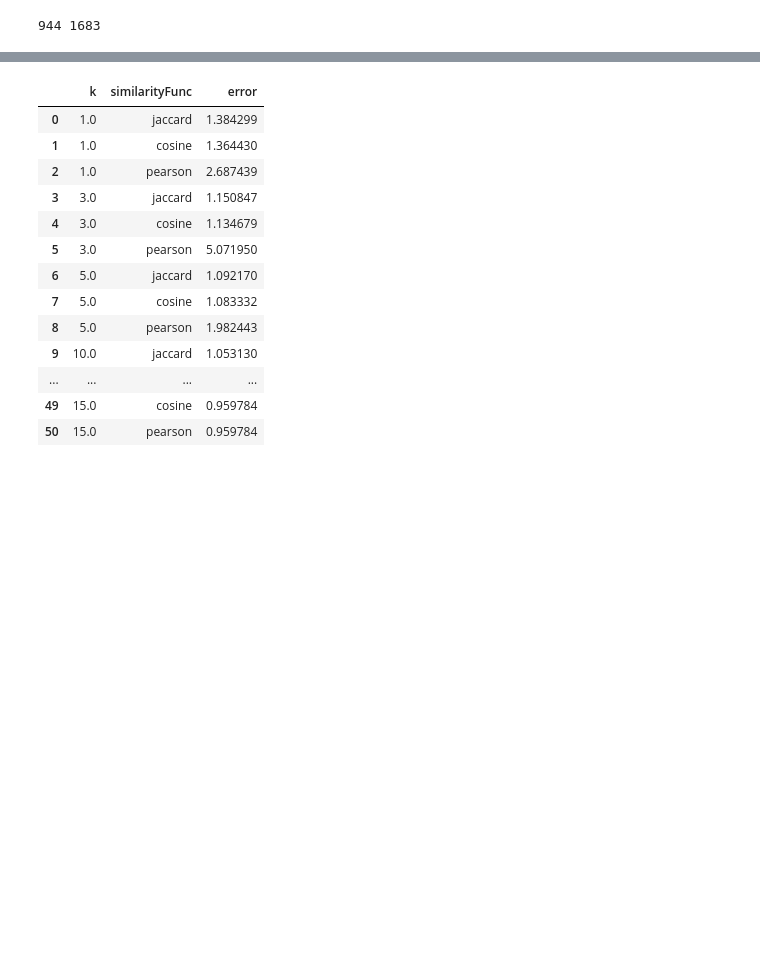
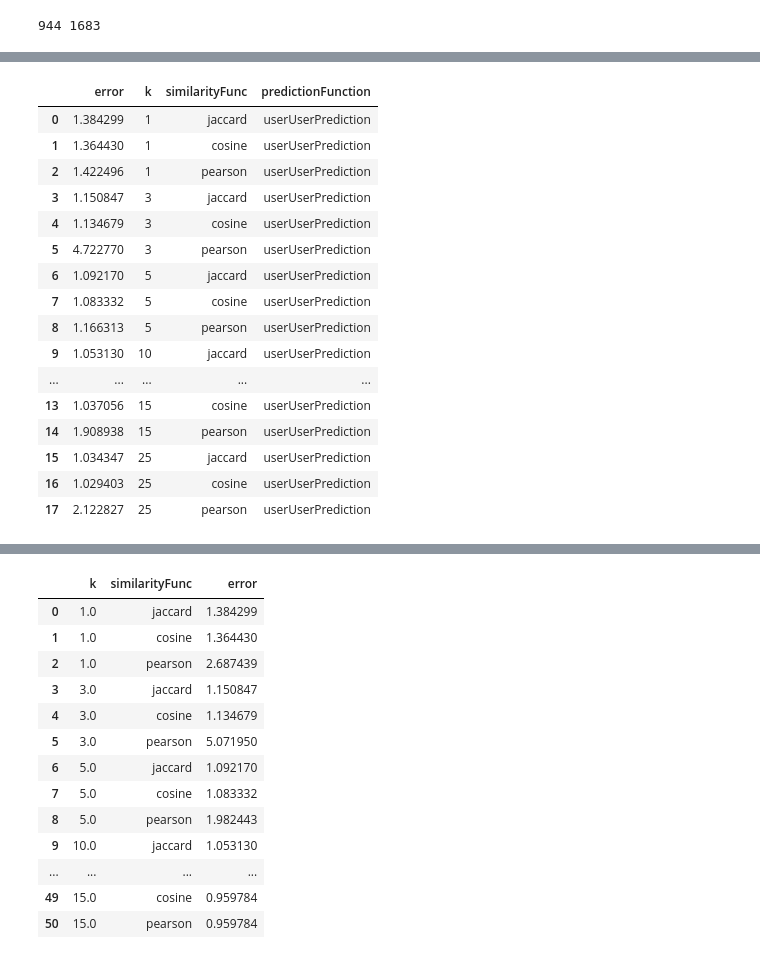
Before and after one commit to RyanChomistek/470hw3, a Jupyter notebook: homework_3.ipynb, the cells around one changed output, grey strips where cells are left out. Cells and saved outputs as stored; diff of their text form; code cells hidden in the pictures; blank space fills up the shorter version.

```diff
--- a/homework_3.ipynb
+++ b/homework_3.ipynb
@@ -483,5 +478,5 @@ RMSerror =  0.9931349305268995
 # %%
-def GetRMSE(testDf, predictionFunction, k, simFunc):
+def GetRMSE(testDf, predictionFunction, k, simFunc, simFuncName):
     rmse = 0
     cnt = 0
     for index, row in testDf.iterrows():
@@ -492,20 +487,28 @@ def GetRMSE(testDf, predictionFunction, k, simFunc):
         sqrDiff = math.pow(row['Rating'] - score, 2)
         rmse += sqrDiff
         cnt+=1
-    return math.sqrt(rmse/cnt)
+
+    return {'k': k, 'similarityFunc': simFuncName, 'error' : math.sqrt(rmse/cnt)}
+# %%
+from joblib import Parallel, delayed
+import multiprocessing
+
+num_cores = multiprocessing.cpu_count()
+
+def ParallelRMSE(testDf, predictionFunction, predictionFunctionName, ks, simFuncs):
+    allPairs = [ (k,name,func) for k in ks for name, func in simFuncs.items()]
+    results = Parallel(n_jobs=num_cores)(delayed(GetRMSE)(testDf,predictionFunction,k,func, name) for (k,name,func) in allPairs)
+    error_df = pd.DataFrame(data=results)
+    error_df['predictionFunction'] = predictionFunctionName
+    return error_df
 # %%
 #user user
 def userUserPrediction(row, k, simFunc):
-    start = time.time()
+    #start = time.time()
     #if we havent observed any rankings for this guy return global avg
     if(len(train[train.MovieId == row['MovieId']]) == 0):
         return avgGlobal
     score = weightedAverage(row['MovieId'], row['UserId'], simFunc, k, trainingRatingMatrix, trainingRatingMatrixT)
-    end = time.time()
+    #end = time.time()
     #print(end - start)
     return score
-d = {'k': [], 'similarityFunc': [], 'error': []}
-error_df = pd.DataFrame(data=d)
-
-ks = [1,3,5,10,15,25]
-similarityFuncs = {'jaccard' : jaccard,'cosine' : cosine,'pearson' : pearson}
@@ -564,2 +515,24 @@ error_df
+# %%
+ks = [1,3,5,10,15,25]
+similarityFuncs = {'jaccard' : jaccard,'cosine' : cosine,'pearson' : pearson}
+ParallelRMSE(test, userUserPrediction, "userUserPrediction", ks, similarityFuncs)
+# %% [output]
+|  | error | k | similarityFunc | predictionFunction |
+| 0 | 1.384299 | 1 | jaccard | userUserPrediction |
+| 1 | 1.364430 | 1 | cosine | userUserPrediction |
+| 2 | 1.422496 | 1 | pearson | userUserPrediction |
+| 3 | 1.150847 | 3 | jaccard | userUserPrediction |
+| 4 | 1.134679 | 3 | cosine | userUserPrediction |
+| 5 | 4.722770 | 3 | pearson | userUserPrediction |
+| 6 | 1.092170 | 5 | jaccard | userUserPrediction |
+| 7 | 1.083332 | 5 | cosine | userUserPrediction |
+| 8 | 1.166313 | 5 | pearson | userUserPrediction |
+| 9 | 1.053130 | 10 | jaccard | userUserPrediction |
+| ... | ... | ... | ... | ... |
+| 13 | 1.037056 | 15 | cosine | userUserPrediction |
+| 14 | 1.908938 | 15 | pearson | userUserPrediction |
+| 15 | 1.034347 | 25 | jaccard | userUserPrediction |
+| 16 | 1.029403 | 25 | cosine | userUserPrediction |
+| 17 | 2.122827 | 25 | pearson | userUserPrediction |
 # %%
 #user user2
```
Also changed, not shown: parts of 8 cells of this notebook.
